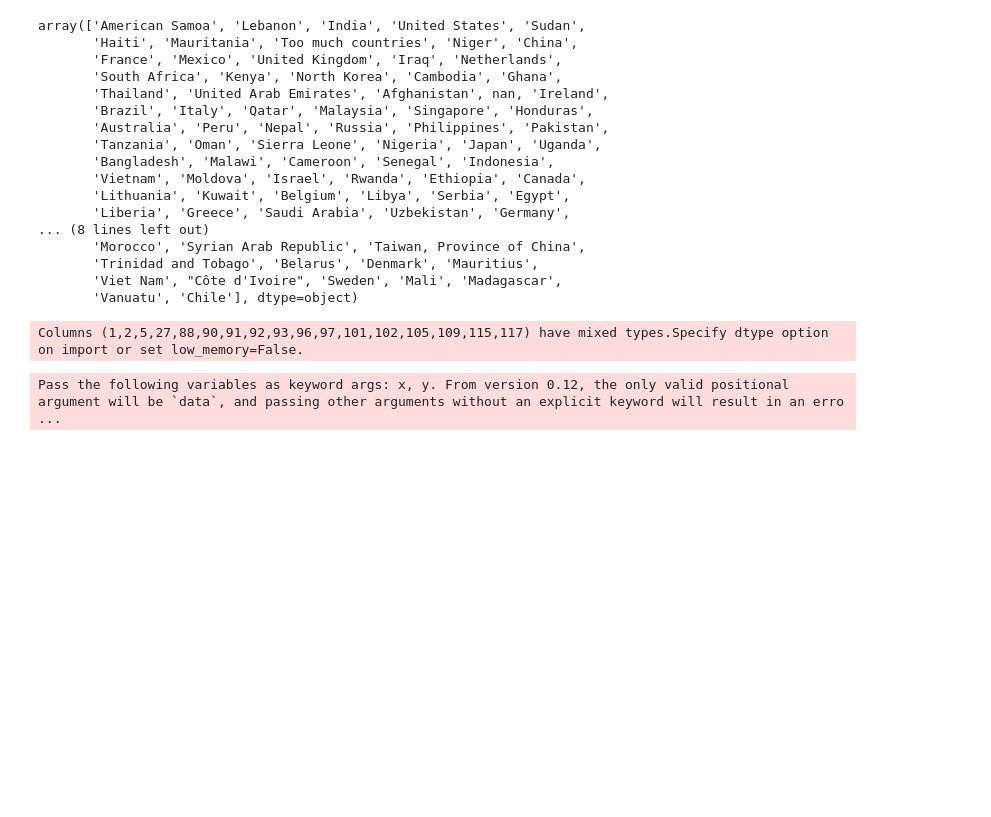
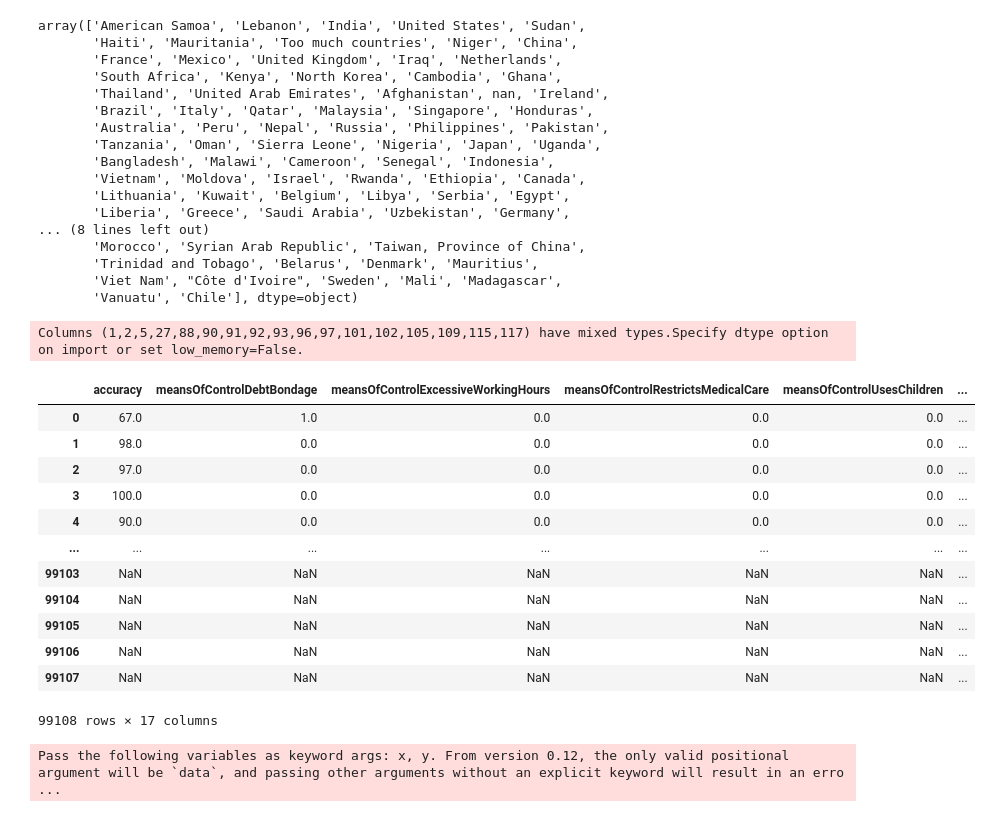
Before and after one commit to lampu98/ht_project, a Jupyter notebook: notebooks/Visualizing a map.ipynb, the cells around one changed output. Saved outputs shown, nothing was run; the diff lists cells and outputs as text; code cells hidden in the pictures; blank space fills up the shorter version.

```diff
--- a/notebooks/Visualizing a map.ipynb
+++ b/notebooks/Visualizing a map.ipynb
@@ -167,4 +167,20 @@ array(['American Samoa', 'Lebanon', 'India', 'United States', 'Sudan',
 df=pd.read_csv("gs://websitehumantrafficking/final_df.csv")
 # %% [output]
 Columns (1,2,5,27,88,90,91,92,93,96,97,101,102,105,109,115,117) have mixed types.Specify dtype option on import or set low_memory=False.
+# %%
+df.iloc[:,9:26]
+# %% [output]
+|  | accuracy | meansOfControlDebtBondage | meansOfControlExcessiveWorkingHours | meansOfControlRestrictsMedicalCare | meansOfControlUsesChildren | ... |
+| 0 | 67.0 | 1.0 | 0.0 | 0.0 | 0.0 | ... |
+| 1 | 98.0 | 0.0 | 0.0 | 0.0 | 0.0 | ... |
+| 2 | 97.0 | 0.0 | 0.0 | 0.0 | 0.0 | ... |
+| 3 | 100.0 | 0.0 | 0.0 | 0.0 | 0.0 | ... |
+| 4 | 90.0 | 0.0 | 0.0 | 0.0 | 0.0 | ... |
+| ... | ... | ... | ... | ... | ... | ... |
+| 99103 | NaN | NaN | NaN | NaN | NaN | ... |
+| 99104 | NaN | NaN | NaN | NaN | NaN | ... |
+| 99105 | NaN | NaN | NaN | NaN | NaN | ... |
+| 99106 | NaN | NaN | NaN | NaN | NaN | ... |
+| 99107 | NaN | NaN | NaN | NaN | NaN | ... |
+99108 rows × 17 columns
 # %%
```
Also changed, not shown: parts of 3 cells of this notebook, 3 other files.
